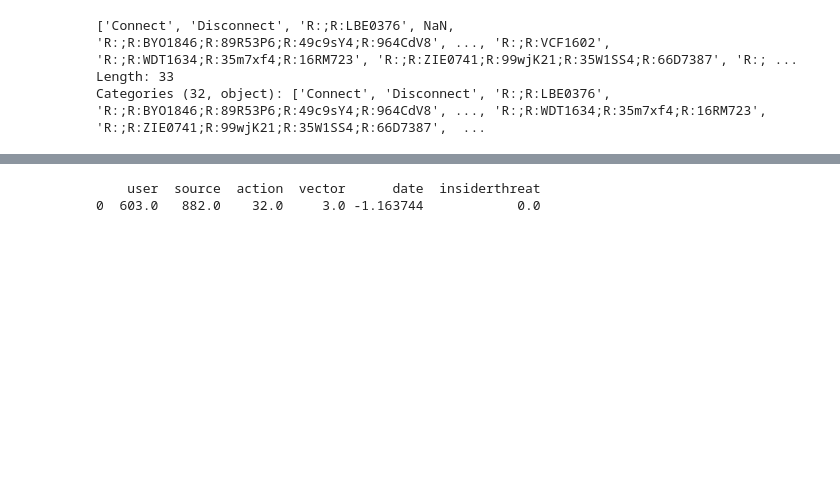
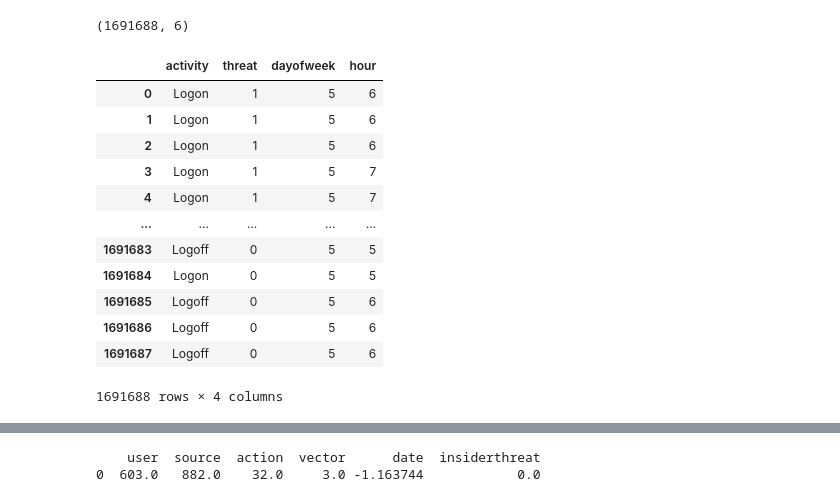
Before and after one commit to isados/haktrak-ids, a Jupyter notebook: insiderthreats/main.ipynb, the cells around one changed output, grey strips where cells are left out. Cells and saved outputs as stored; diff of their text form; code cells hidden in the pictures; blank space fills up the shorter version.

```diff
--- a/insiderthreats/main.ipynb
+++ b/insiderthreats/main.ipynb
@@ -48,8 +107,7 @@ None
 # %%
 # df.groupby(['user', 'insiderthreat'])['source'].count().sort_values(ascending=False)
 # df[(df.user == 'KSS1005') & (df.insiderthreat=='1')]
-df[df.vector == 'device'].action.unique()
+login_df = pd.concat([positives, negatives], axis=0, ignore_index=True)
+login_df.shape
 # %% [output]
-['Connect', 'Disconnect', 'R:;R:LBE0376', NaN, 'R:;R:BYO1846;R:89R53P6;R:49c9sY4;R:964CdV8', ..., 'R:;R:VCF1602', 'R:;R:WDT1634;R:35m7xf4;R:16RM723', 'R:;R:ZIE0741;R:99wjK21;R:35W1SS4;R:66D7387', 'R:; ...
-Length: 33
-Categories (32, object): ['Connect', 'Disconnect', 'R:;R:LBE0376', 'R:;R:BYO1846;R:89R53P6;R:49c9sY4;R:964CdV8', ..., 'R:;R:WDT1634;R:35m7xf4;R:16RM723', 'R:;R:ZIE0741;R:99wjK21;R:35W1SS4;R:66D7387',  ...
+(1691688, 6)
@@ -56 +120,17 @@ Categories (32, object): ['Connect', 'Disconnect', 'R:;R:LBE0376', 'R:;R:BYO1846
+# %%
+login_df
+# %% [output]
+|  | activity | threat | dayofweek | hour |
+| 0 | Logon | 1 | 5 | 6 |
+| 1 | Logon | 1 | 5 | 6 |
+| 2 | Logon | 1 | 5 | 6 |
+| 3 | Logon | 1 | 5 | 7 |
+| 4 | Logon | 1 | 5 | 7 |
+| ... | ... | ... | ... | ... |
+| 1691683 | Logoff | 0 | 5 | 5 |
+| 1691684 | Logon | 0 | 5 | 5 |
+| 1691685 | Logoff | 0 | 5 | 6 |
+| 1691686 | Logoff | 0 | 5 | 6 |
+| 1691687 | Logoff | 0 | 5 | 6 |
+1691688 rows × 4 columns
 # %%
```
Also changed, not shown: parts of 17 cells of this notebook.
